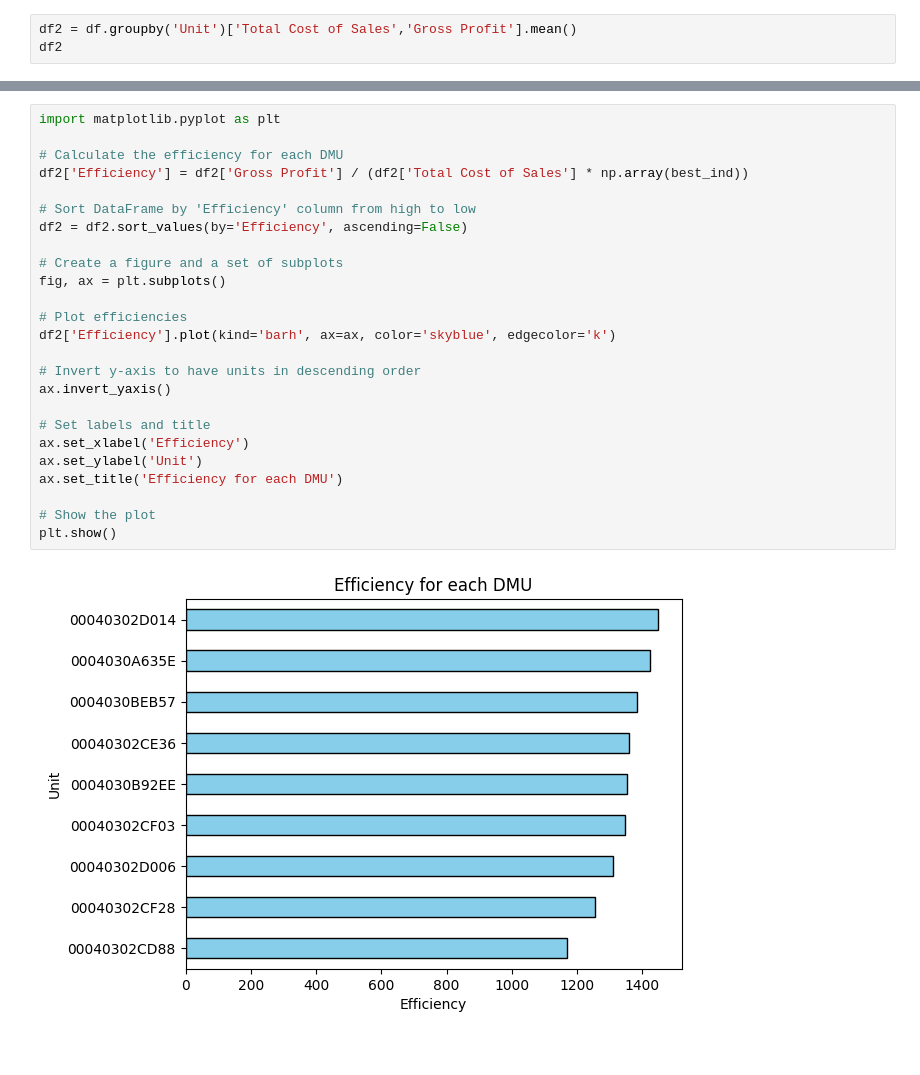
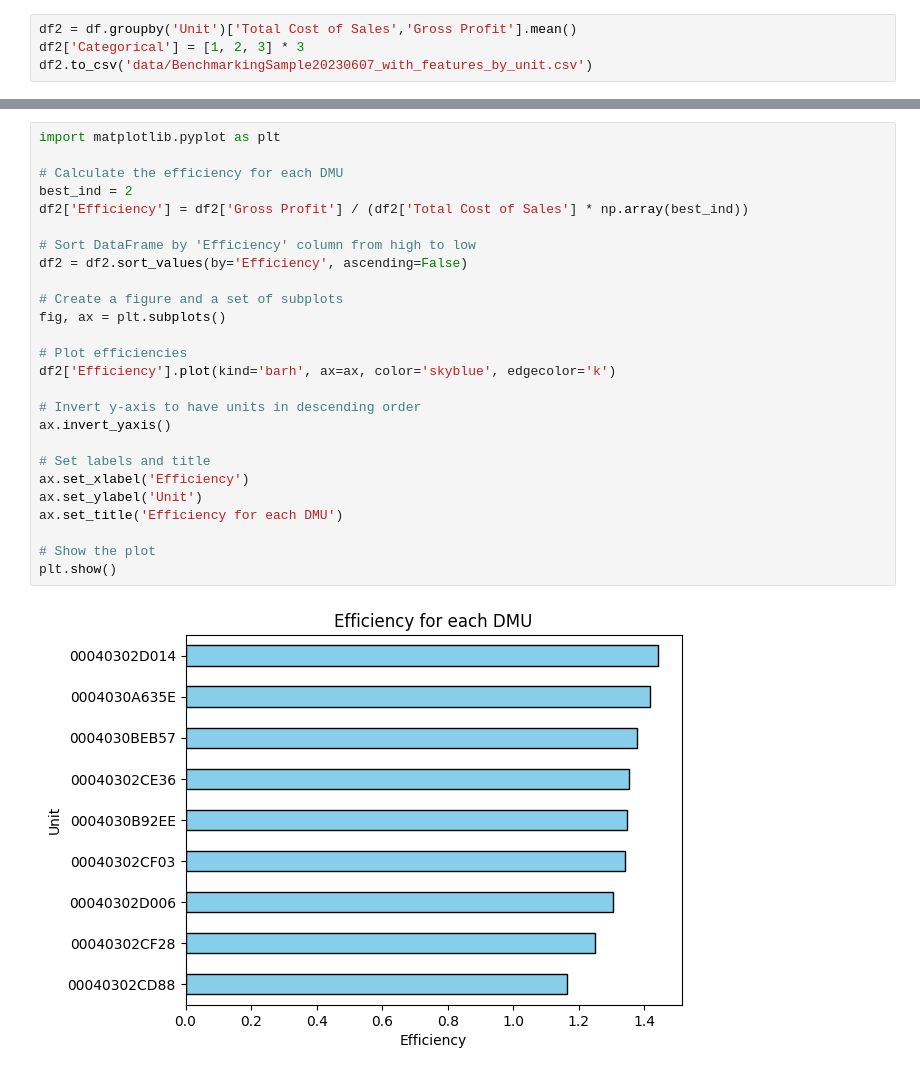
Before and after one commit to aaditkamat/QMB6945-RMS-Project, a Jupyter notebook: DEA.ipynb, the cells around one changed output, grey strips where cells are left out. Drawn from its saved outputs; the diff is of its cells as text.

```diff
--- a/DEA.ipynb
+++ b/DEA.ipynb
@@ -22,4 +23,5 @@ df
 216 rows × 42 columns
 # %%
 df2 = df.groupby('Unit')['Total Cost of Sales','Gross Profit'].mean()
-df2
+df2['Categorical'] = [1, 2, 3] * 3
+df2.to_csv('data/BenchmarkingSample20230607_with_features_by_unit.csv')
@@ -130,27 +89,28 @@ Best individual is [0.001990908201239816], (1338.8365318455353,)
 # %%
 import matplotlib.pyplot as plt
 
 # Calculate the efficiency for each DMU
+best_ind = 2
 df2['Efficiency'] = df2['Gross Profit'] / (df2['Total Cost of Sales'] * np.array(best_ind))
 
 # Sort DataFrame by 'Efficiency' column from high to low
 df2 = df2.sort_values(by='Efficiency', ascending=False)
 
 # Create a figure and a set of subplots
 fig, ax = plt.subplots()
 
 # Plot efficiencies
 df2['Efficiency'].plot(kind='barh', ax=ax, color='skyblue', edgecolor='k')
 
 # Invert y-axis to have units in descending order
 ax.invert_yaxis()
 
 # Set labels and title
 ax.set_xlabel('Efficiency')
 ax.set_ylabel('Unit')
 ax.set_title('Efficiency for each DMU')
 
 # Show the plot
 plt.show()
 # %% [output]
-[figure, old version]
+[figure, new version]
```
Also changed, not shown: parts of 14 cells of this notebook, 17 other files.
